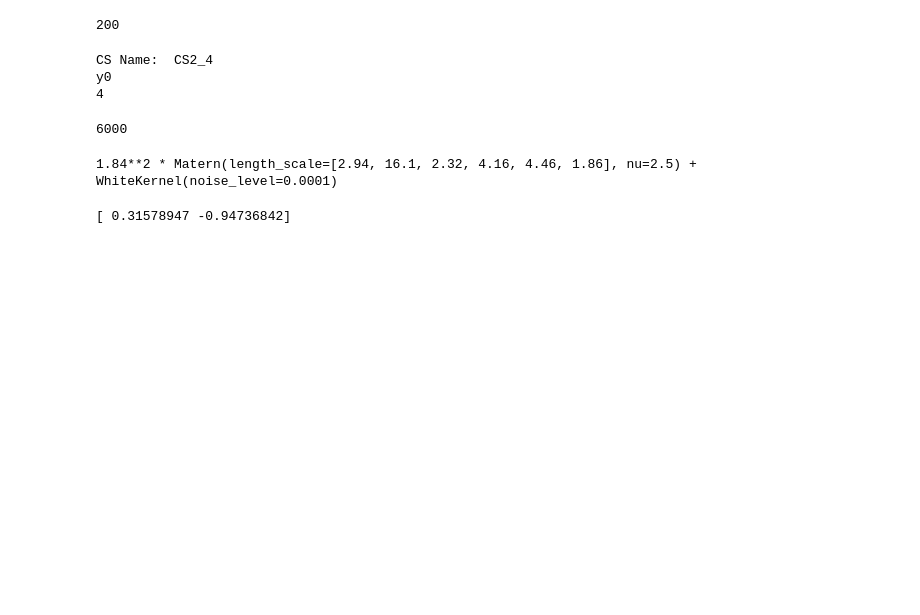
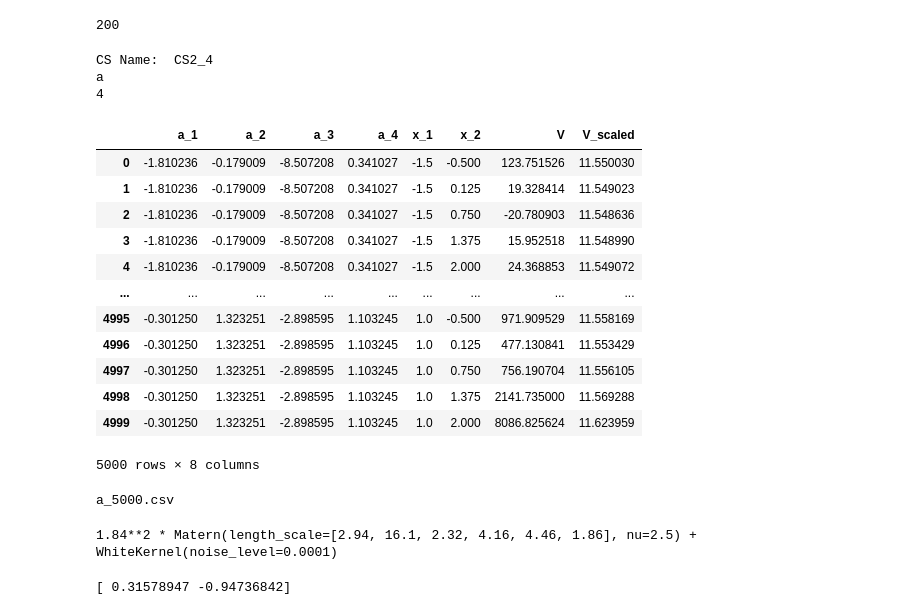
Before and after one commit to dowlinglab/GPBO_Emulators, a Jupyter notebook: new_muller.ipynb, the cells around one changed output. Cells and saved outputs as stored; diff of their text form; code cells hidden in the pictures; blank space fills up the shorter version.

Commit message:
made training data and proof that V_min for scaled muller makes this problem difficult for a GP

```diff
--- a/new_muller.ipynb
+++ b/new_muller.ipynb
@@ -25,0 +113,20 @@ Wall time: 2.94 s
+# %%
+from itertools import chain, combinations
+
+def all_combinations(parameters):
+    all_combinations_list = []
+    for r in range(1, len(parameters)+1):
+        for subset in combinations(parameters, r):
+            combination = ''.join(map(str, subset))
+            all_combinations_list.append(combination)
+    return all_combinations_list
+# %%
+parameters = ["A", "a", "b", "c", "x0", "y0"]
+all_combinations_list = all_combinations(parameters)
+df = pd.DataFrame(all_combinations_list, columns=['param_name_str'])
+min_obj = []
+for i in range(len(all_combinations_list)):
+    model_obj = solve_pyomo_Muller_min(all_combinations_list[i], verbose = False)
+    min_obj.append(model_obj)
+
+df["min_value"] = pd.DataFrame(min_obj)
@@ -37,7 +162,7 @@ sep_fact = 1.0
 retrain_GP = 1
 reoptimize_obj = 5
 seed = 1
-num_x_data = 30
+num_x_data = 5
 num_theta_data_scl = 50
 num_theta_data_val = 0
 gen_meth_theta_val = None
@@ -49,11 +174,11 @@ gen_heat_map_data = True
 #Generate Method (except last part)
 CS_name  = CS_name_enum(cs_name_val)
 param_name_str = set_param_str(cs_name_val)
-param_name_str = "y0"
+param_name_str = "a"
 meth_name = Method_name_enum(meth_name_enum_val)
 method = GPBO_Methods(meth_name)
 indecies_to_consider = set_idcs_to_consider(cs_name_val, param_name_str)
-gen_meth_x = Gen_meth_enum(1) #Note: Has to be the same for validation and sim data
+gen_meth_x = Gen_meth_enum(2) #Note: Has to be the same for validation and sim data
 num_theta_data = num_theta_data_scl*len(indecies_to_consider)
 print(num_theta_data)
 gen_meth_theta = Gen_meth_enum(1)
@@ -65,40 +190,62 @@ print(param_name_str)
 print(len(indecies_to_consider))
 # %% [output]
 CS Name:  CS2_4
-y0
+a
 4
 # %%
 simulator = simulator_helper_test_fxns(CS_name, indecies_to_consider, noise_mean, noise_std, normalize, seed)
 
 #Calculate minimum Muller potential
 min_Mul = solve_pyomo_Muller_min(param_name_str, verbose = False)
 
 #Generate Exp Data
 exp_data = simulator.gen_exp_data(num_x_data, gen_meth_x)
 
 #Generate Sim Data
 sim_data = simulator.gen_sim_data(num_theta_data, num_x_data, gen_meth_theta, gen_meth_x, sep_fact, False)
 
 #Transform Muller Potential
 jitter = 1e-5
 #Calculate minimum Muller potential
+original_muller = sim_data.y_vals
 exp_data.y_vals = np.log(exp_data.y_vals - min_Mul + jitter)
 sim_data.y_vals = np.log(sim_data.y_vals - min_Mul + jitter)
 
 #Generate sse_sim_data from new sim and exp_data
 sim_sse_data = simulator.sim_data_to_sse_sim_data(method, sim_data, exp_data, sep_fact, False)
 
+names = [param_name_str + "_" + str(i+1) for i in range(sim_data.theta_vals.shape[1])]
 #Define training data based on emulator type
 if method.emulator == False:
     train_data = sim_sse_data.theta_vals
     train_y_data = sim_sse_data.y_vals
 else:
     train_data = np.concatenate((sim_data.theta_vals, sim_data.x_vals), axis =1)
     train_y_data = sim_data.y_vals
+    names += ["x_" + str(i+1) for i in range(sim_data.x_vals.shape[1])]
 
-print(len(train_y_data))
+names += ["V", "V_scaled"]
+data = np.concatenate((train_data, original_muller.reshape(-1,1), train_y_data.reshape(-1,1)), axis=1)
+df_train = pd.DataFrame(data, columns= names)
+display(df_train)
+csv_name = param_name_str + "_" + str(int(len(train_y_data))) + ".csv"
+print(csv_name)
+df_train.to_csv(csv_name, index = False, header = True)
 # %% [output]
+|  | a_1 | a_2 | a_3 | a_4 | x_1 | x_2 | V | V_scaled |
+| 0 | -1.810236 | -0.179009 | -8.507208 | 0.341027 | -1.5 | -0.500 | 123.751526 | 11.550030 |
+| 1 | -1.810236 | -0.179009 | -8.507208 | 0.341027 | -1.5 | 0.125 | 19.328414 | 11.549023 |
+| 2 | -1.810236 | -0.179009 | -8.507208 | 0.341027 | -1.5 | 0.750 | -20.780903 | 11.548636 |
+| 3 | -1.810236 | -0.179009 | -8.507208 | 0.341027 | -1.5 | 1.375 | 15.952518 | 11.548990 |
+| 4 | -1.810236 | -0.179009 | -8.507208 | 0.341027 | -1.5 | 2.000 | 24.368853 | 11.549072 |
+| ... | ... | ... | ... | ... | ... | ... | ... | ... |
+| 4995 | -0.301250 | 1.323251 | -2.898595 | 1.103245 | 1.0 | -0.500 | 971.909529 | 11.558169 |
+| 4996 | -0.301250 | 1.323251 | -2.898595 | 1.103245 | 1.0 | 0.125 | 477.130841 | 11.553429 |
+| 4997 | -0.301250 | 1.323251 | -2.898595 | 1.103245 | 1.0 | 0.750 | 756.190704 | 11.556105 |
+| 4998 | -0.301250 | 1.323251 | -2.898595 | 1.103245 | 1.0 | 1.375 | 2141.735000 | 11.569288 |
+| 4999 | -0.301250 | 1.323251 | -2.898595 | 1.103245 | 1.0 | 2.000 | 8086.825624 | 11.623959 |
-6000
+5000 rows × 8 columns
+a_5000.csv
 # %%
 #Preprocess training data
 scaler = StandardScaler()
```
Also changed, not shown: parts of 3 cells of this notebook.
